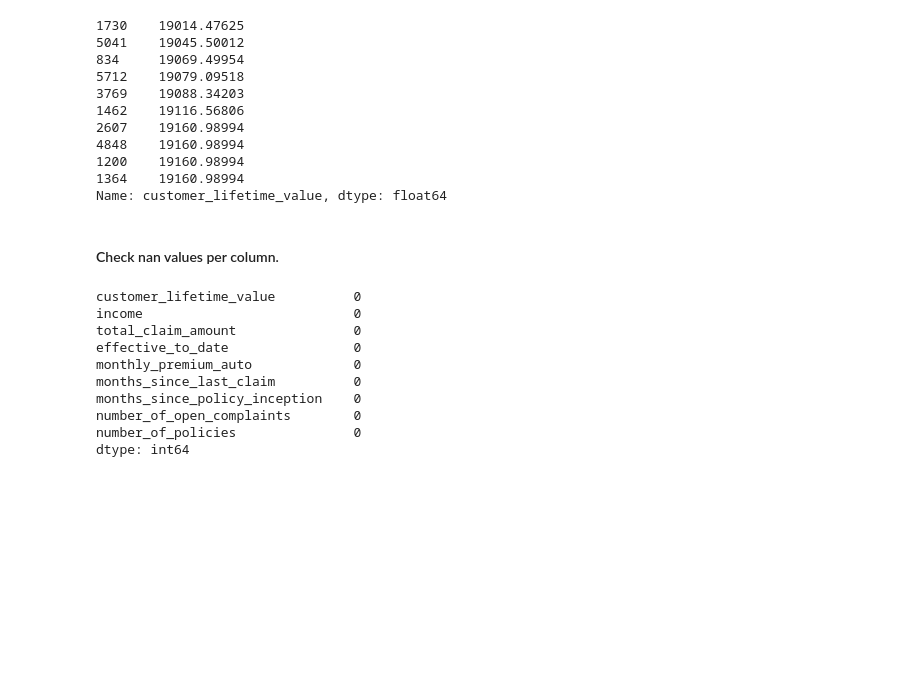
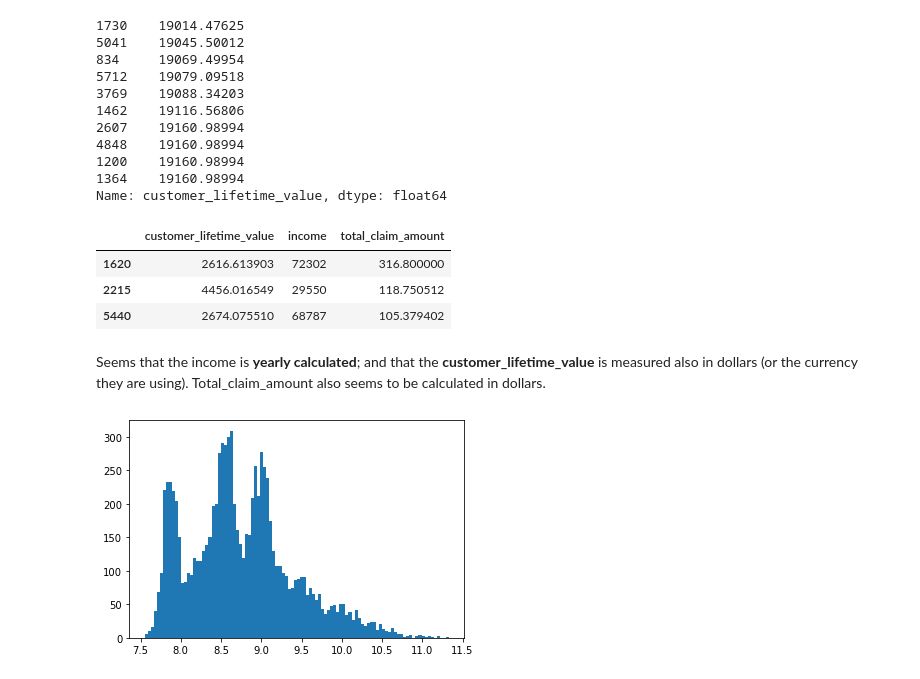
Before and after one commit to sebastianvier/ironhack_labs, a Jupyter notebook: week_10/cleaning_categorical_data.ipynb, the cells around one changed output. Saved outputs shown, nothing was run; the diff lists cells and outputs as text; code cells hidden in the pictures; blank space fills up the shorter version.

Commit message:
Just finnished the lab on cleaning_categorial_data. I am happy with the cleaning, I could delete more customer_lifetime_values but I think the ones left could still be useful

```diff
--- a/week_10/cleaning_categorical_data.ipynb
+++ b/week_10/cleaning_categorical_data.ipynb
@@ -131,19 +173,13 @@ continuous_df.customer_lifetime_value.sort_values().iloc[8500:8510]
 1200    19160.98994
 1364    19160.98994
 Name: customer_lifetime_value, dtype: float64
-# %% [markdown]
-#### Check nan values per column.
-# %%
-pd.concat([continuous_df, discrete_df],axis=1).isna().sum()
-## There are none
-# %% [output]
-customer_lifetime_value          0
-income                           0
-total_claim_amount               0
-effective_to_date                0
-monthly_premium_auto             0
-months_since_last_claim          0
-months_since_policy_inception    0
-number_of_open_complaints        0
-number_of_policies               0
-dtype: int64
+# %%
+continuous_df[continuous_df.income != 0].sample(3)
+# %% [output]
+|  | customer_lifetime_value | income | total_claim_amount |
+| 1620 | 2616.613903 | 72302 | 316.800000 |
+| 2215 | 4456.016549 | 29550 | 118.750512 |
+| 5440 | 2674.075510 | 68787 | 105.379402 |
+# %% [markdown]
+Seems that the income is **yearly calculated**; and that the **customer_lifetime_value** is measured also in dollars
+(or the currency they are using). Total_claim_amount also seems to be calculated in dollars.
@@ -149,0 +189,5 @@ dtype: int64
+# %%
+plt.hist(np.log1p(continuous_df.customer_lifetime_value), bins=100)
+plt.show()
+# %% [output]
+[figure, added]
```
Also changed, not shown: parts of 40 cells of this notebook.
